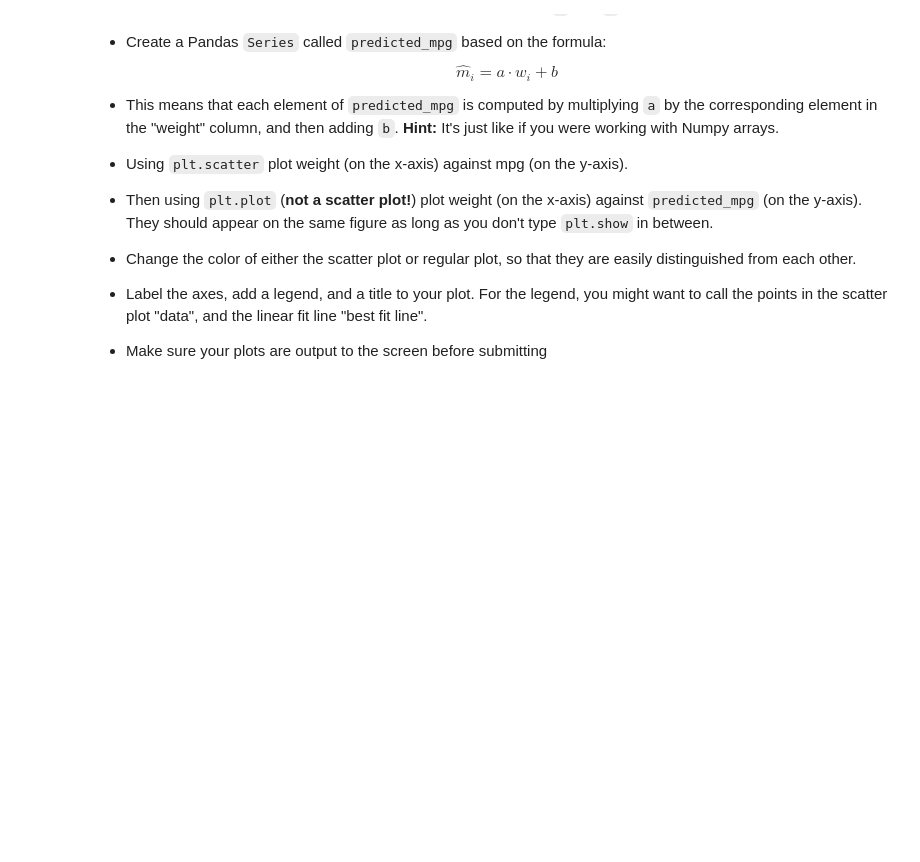
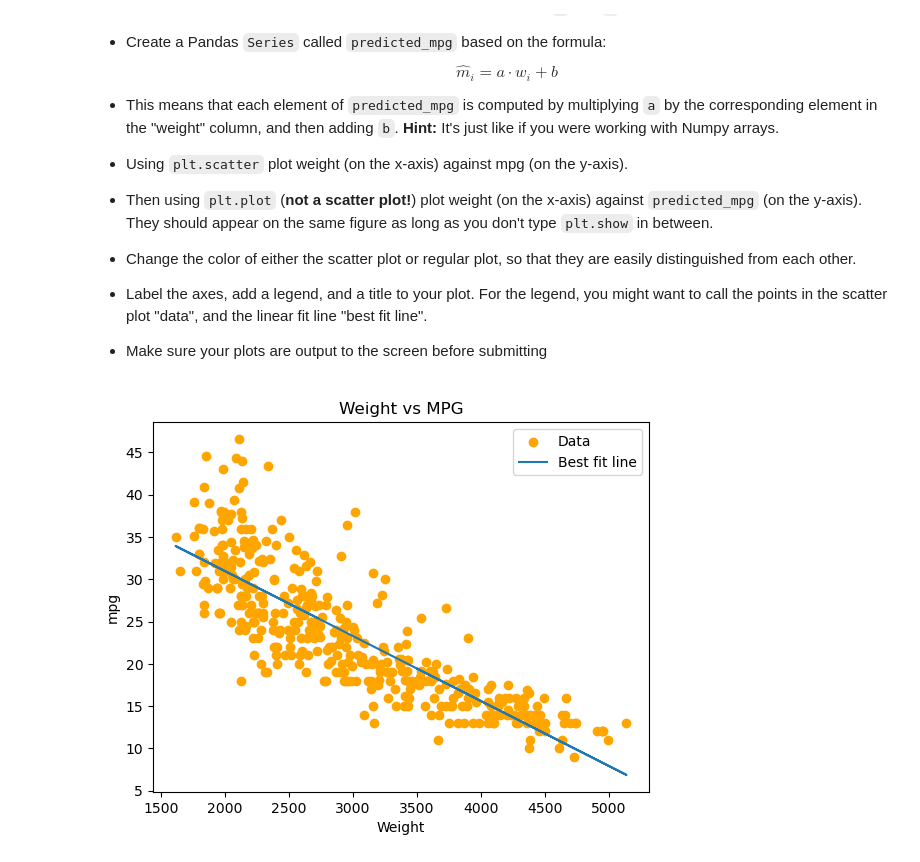
Before and after one commit to tmk29/qtm151fall2025, a Jupyter notebook: Assignments/assignment_7/assignment7.ipynb, the cells around one changed output. Drawn from its saved outputs; the diff is of its cells as text; code cells hidden in the pictures; blank space fills up the shorter version.

```diff
--- a/Assignments/assignment_7/assignment7.ipynb
+++ b/Assignments/assignment_7/assignment7.ipynb
@@ -144,3 +166,8 @@ This problem is continued in Question (5)
+# %%
+# your answer here
+car_df = pd.read_csv('data/features.csv')
+model = smf.ols(formula = "mpg ~ weight", data = car_df)
+coeffs = model.fit().params
 # %% [markdown]
 ### (5) Plotting Linear Regression Model
 
@@ -168,0 +194,17 @@ $$\hat{m}_i = a\cdot w_i + b$$
+# %%
+# your answer here
+a = coeffs["weight"]
+b = coeffs["Intercept"]
+
+predicted_mpg = (a * car_df["weight"]) + b
+plt.scatter(x = car_df["weight"], y = car_df["mpg"], color = "orange")
+plt.plot(car_df["weight"], predicted_mpg)
+
+plt.title("Weight vs MPG")
+plt.xlabel("Weight")
+plt.ylabel("mpg")
+plt.legend(['Data','Best fit line'])
+
+plt.show()
+# %% [output]
+[figure, added]
```
Also changed, not shown: parts of 6 cells of this notebook, 1 other file.
